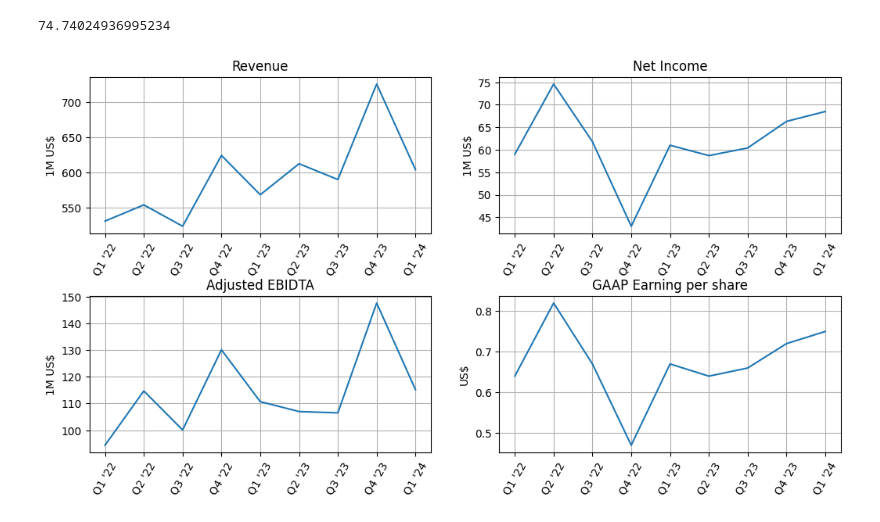
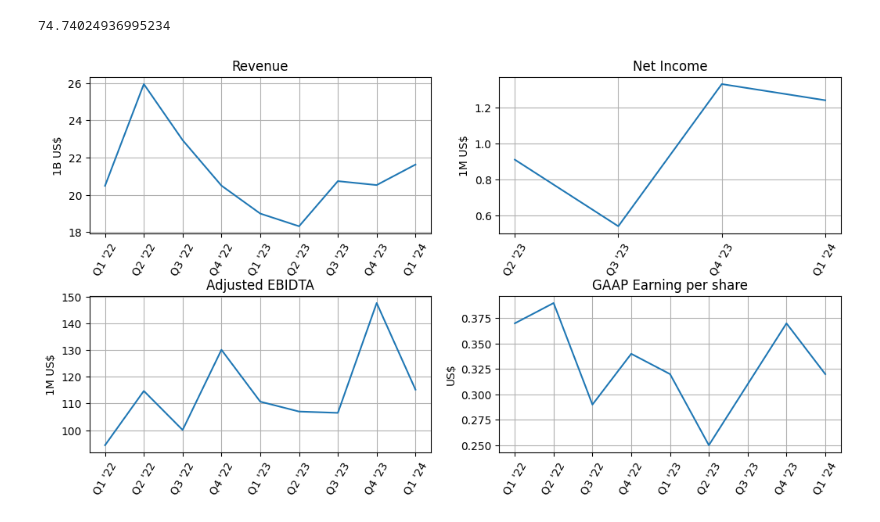
Before and after one commit to jbucsa/Stealth, a Jupyter notebook: src/data/TaskNo5/Task5.ipynb, the cells around one changed output. Cells and saved outputs as stored; diff of their text form; code cells hidden in the pictures.

```diff
--- a/src/data/TaskNo5/Task5.ipynb
+++ b/src/data/TaskNo5/Task5.ipynb
@@ -204,39 +204,40 @@ stock_prob
 # %% [output]
 74.74024936995234
 # %%
-revenue = [604, 725.5, 590, 612.4, 568.4, 624.2, 523.7, 554, 531]
-net_income = [68.5, 66.3, 60.4, 58.7, 61, 43, 61.8, 74.6, 59]
+revenue = [21.63, 20.53, 20.74, 18.32, 19.00, 20.50, 22.94, 25.95, 20.49]
+gross_profits = [5.03, 4.75, 4.68, 4.23, None, None , None , None , None    ]
+net_income = [1.24, 1.33, 0.54,0.91, None, None , None , None , None]
 adjusted_EBIDTA = [115.2, 147.6, 106.5, 107, 110.7, 130.1, 100.1, 114.7, 94.4]
-GAAP_EPS = [0.75, 0.72, 0.66, 0.64, 0.67, 0.47, 0.67, 0.82, 0.64]
+GAAP_EPS = [0.32, 0.37, 0.31, 0.25, 0.32, 0.34, 0.29, 0.39, 0.37]
 time = ["Q1 '24", "Q4 '23", "Q3 '23", "Q2 '23", "Q1 '23", "Q4 '22", "Q3 '22", "Q2 '22", "Q1 '22"]
 # %%
 plt.figure(figsize=(12, 6))
 plt.subplot(2, 2, 1)
 plt.plot(time[::-1], revenue[::-1])
 plt.title("Revenue")
-plt.ylabel("1M US$")
+plt.ylabel("1B US$")
 plt.xticks(rotation=60)
 plt.grid()
 plt.subplot(2, 2, 2)
 plt.plot(time[::-1], net_income[::-1])
 plt.title("Net Income")
 plt.ylabel("1M US$")
 plt.xticks(rotation=60)
 plt.grid()
 plt.subplot(2, 2, 3)
 plt.plot(time[::-1], adjusted_EBIDTA[::-1])
 plt.title("Adjusted EBIDTA")
 plt.ylabel("1M US$")
 plt.xticks(rotation=60)
 plt.grid()
 plt.subplot(2, 2, 4)
 plt.plot(time[::-1], GAAP_EPS[::-1])
 plt.title("GAAP Earning per share")
 plt.ylabel("US$")
 plt.xticks(rotation=60)
 plt.grid()
 
 plt.subplots_adjust(left=0.1, right=0.9, bottom=0.1, top=0.9, wspace=0.2, hspace=0.4)
 plt.show()
 # %% [output]
-[figure, old version]
+[figure, new version]
```
Also changed, not shown: parts of 2 cells of this notebook, 9 other files.
